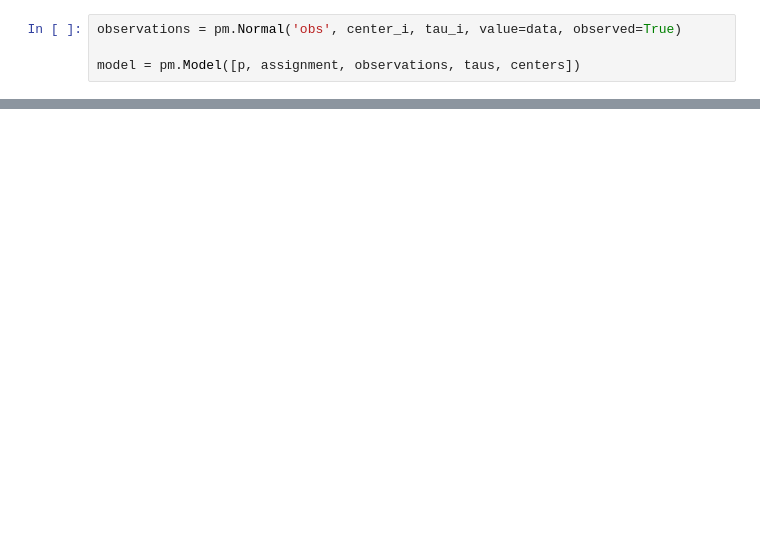
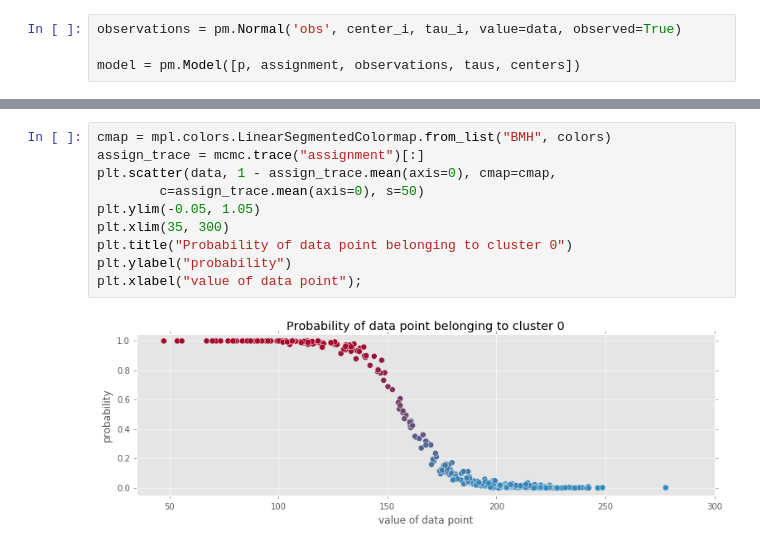
Before and after one commit to re9ulus/bayesian_methods, a Jupyter notebook: note3_MCMC.ipynb, the cells around one changed output, grey strips where cells are left out. Cells and saved outputs as stored; diff of their text form; blank space fills up the shorter version.

```diff
--- a/note3_MCMC.ipynb
+++ b/note3_MCMC.ipynb
@@ -233,0 +266,12 @@ plt.xlabel('Steps');
+# %%
+cmap = mpl.colors.LinearSegmentedColormap.from_list("BMH", colors)
+assign_trace = mcmc.trace("assignment")[:]
+plt.scatter(data, 1 - assign_trace.mean(axis=0), cmap=cmap,
+        c=assign_trace.mean(axis=0), s=50)
+plt.ylim(-0.05, 1.05)
+plt.xlim(35, 300)
+plt.title("Probability of data point belonging to cluster 0")
+plt.ylabel("probability")
+plt.xlabel("value of data point");
+# %% [output]
+[figure, added]
```
Also changed, not shown: parts of 11 cells of this notebook.
